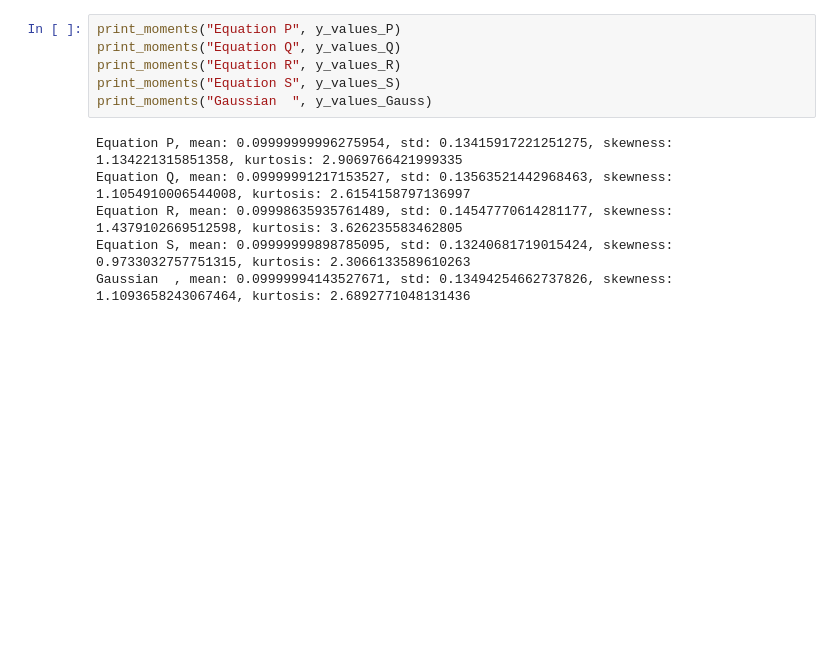
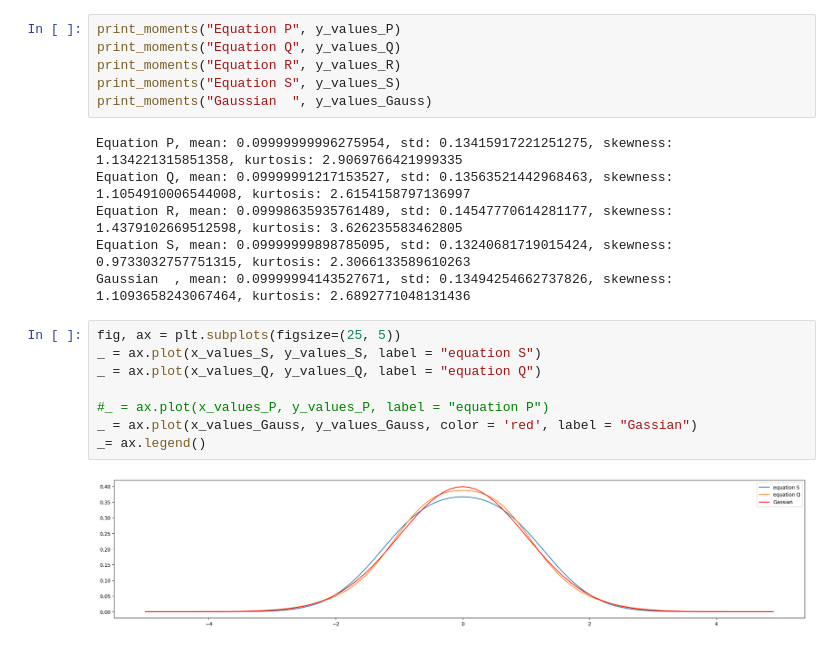
Before and after one commit to AnnaWojciechowska/MEK4350, a Jupyter notebook: Kurtosis/kurtosis.ipynb, the cells around one changed output. Saved outputs shown, nothing was run; the diff lists cells and outputs as text; blank space fills up the shorter version.

```diff
--- a/Kurtosis/kurtosis.ipynb
+++ b/Kurtosis/kurtosis.ipynb
@@ -156,5 +179,15 @@ Equation Q, mean: 0.09999991217153527, std: 0.13563521442968463, skewness: 1.105
 Equation R, mean: 0.09998635935761489, std: 0.14547770614281177, skewness: 1.4379102669512598, kurtosis: 3.626235583462805
 Equation S, mean: 0.09999999898785095, std: 0.13240681719015424, skewness: 0.9733032757751315, kurtosis: 2.3066133589610263
 Gaussian  , mean: 0.09999994143527671, std: 0.13494254662737826, skewness: 1.1093658243067464, kurtosis: 2.6892771048131436
+# %%
+fig, ax = plt.subplots(figsize=(25, 5))
+_ = ax.plot(x_values_S, y_values_S, label = "equation S")
+_ = ax.plot(x_values_Q, y_values_Q, label = "equation Q")
+
+#_ = ax.plot(x_values_P, y_values_P, label = "equation P")
+_ = ax.plot(x_values_Gauss, y_values_Gauss, color = 'red', label = "Gassian")
+_= ax.legend()
+# %% [output]
+[figure, added]
 # %%
 fig, ax = plt.subplots(figsize=(25, 5))
```
Also changed, not shown: parts of 5 cells of this notebook, 1 other file.
